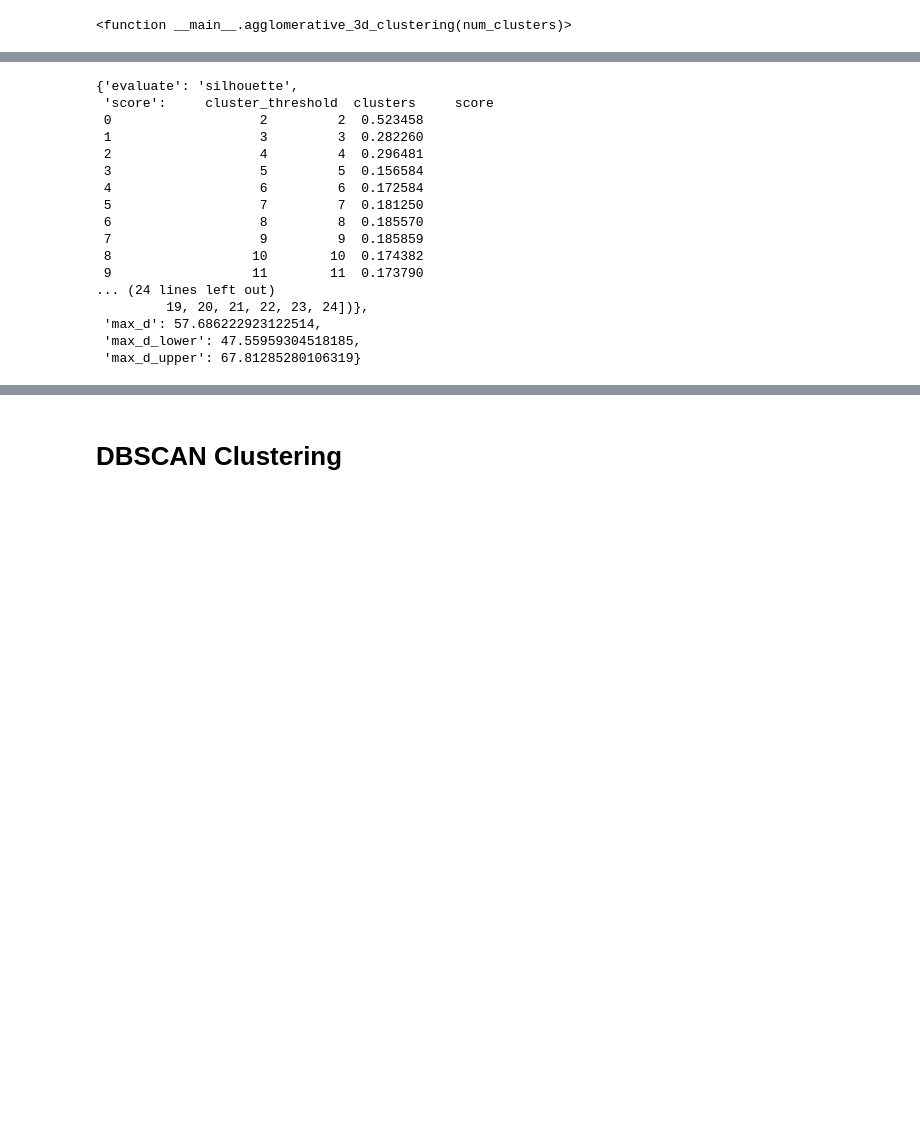
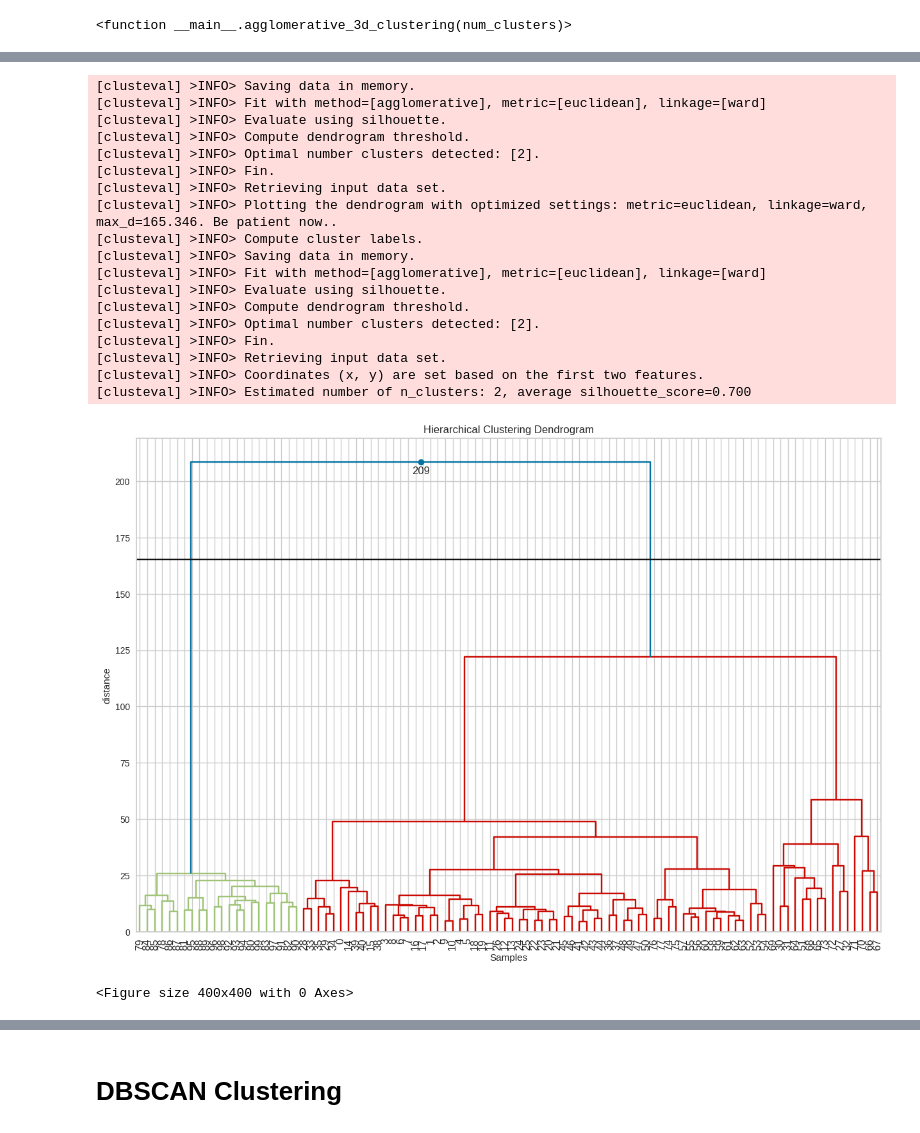
Before and after one commit to MonilMehta/Synapse_LP, a Jupyter notebook: Synapse_LP_Week3.ipynb, the cells around one changed output, grey strips where cells are left out. Drawn from its saved outputs; the diff is of its cells as text; code cells hidden in the pictures; blank space fills up the shorter version.

```diff
--- a/Synapse_LP_Week3.ipynb
+++ b/Synapse_LP_Week3.ipynb
@@ -489,9 +489,16 @@ interactive(children=(IntSlider(value=4, description='num_clusters', max=6, min=
 <function __main__.agglomerative_3d_clustering(num_clusters)>
 # %%
 #You can go through the library of clusteval in order to draw and make dendrograms in your task! Although optional You can perform it if you like :)
+!pip install clusteval
 from clusteval import clusteval
 
 ce = clusteval(evaluate='silhouette')
 # Fit
-ce.fit(X_pca[:50])
+ce.fit(X_pca[:100])
+ce.dendrogram()
+ce.fit(X_pca)
+plt.figure(figsize=(4,4))
+
+ce.plot_silhouette()
+plt.show()
 # %% [output]
@@ -504,17 +522,20 @@ ce.fit(X_pca[:50])
-{'evaluate': 'silhouette',
- 'score':     cluster_threshold  clusters     score
- 0                   2         2  0.523458
- 1                   3         3  0.282260
- 2                   4         4  0.296481
- 3                   5         5  0.156584
- 4                   6         6  0.172584
- 5                   7         7  0.181250
- 6                   8         8  0.185570
- 7                   9         9  0.185859
- 8                  10        10  0.174382
- 9                  11        11  0.173790
-... (24 lines left out)
-         19, 20, 21, 22, 23, 24])},
- 'max_d': 57.686222923122514,
- 'max_d_lower': 47.55959304518185,
- 'max_d_upper': 67.81285280106319}
+[clusteval] >INFO> Saving data in memory.
+[clusteval] >INFO> Fit with method=[agglomerative], metric=[euclidean], linkage=[ward]
+[clusteval] >INFO> Evaluate using silhouette.
+[clusteval] >INFO> Compute dendrogram threshold.
+[clusteval] >INFO> Optimal number clusters detected: [2].
+[clusteval] >INFO> Fin.
+[clusteval] >INFO> Retrieving input data set.
+[clusteval] >INFO> Plotting the dendrogram with optimized settings: metric=euclidean, linkage=ward, max_d=165.346. Be patient now..
+[clusteval] >INFO> Compute cluster labels.
+[clusteval] >INFO> Saving data in memory.
+[clusteval] >INFO> Fit with method=[agglomerative], metric=[euclidean], linkage=[ward]
+[clusteval] >INFO> Evaluate using silhouette.
+[clusteval] >INFO> Compute dendrogram threshold.
+[clusteval] >INFO> Optimal number clusters detected: [2].
+[clusteval] >INFO> Fin.
+[clusteval] >INFO> Retrieving input data set.
+[clusteval] >INFO> Coordinates (x, y) are set based on the first two features.
+[clusteval] >INFO> Estimated number of n_clusters: 2, average silhouette_score=0.700
+[figure, added]
+<Figure size 400x400 with 0 Axes>
```
Also changed, not shown: parts of 13 cells of this notebook.
